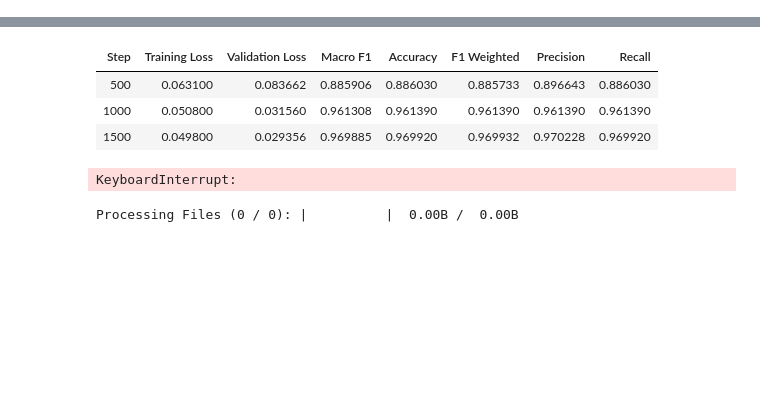
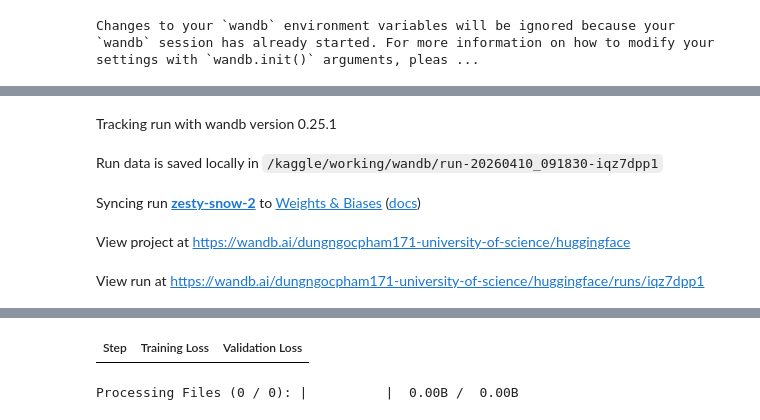
Before and after one commit to dzungphieuluuky/SemEval-TaskA, a Jupyter notebook: baselines/Kaggle_starters/Task-A-improve.ipynb, the cells around one changed output, grey strips where cells are left out. Cells and saved outputs as stored; diff of their text form; code cells hidden in the pictures; blank space fills up the shorter version.

Commit message:
Kaggle Notebook | Task-A-improve | Version 14

```diff
--- a/baselines/Kaggle_starters/Task-A-improve.ipynb
+++ b/baselines/Kaggle_starters/Task-A-improve.ipynb
@@ -986,6 +1090,7 @@ trainer_obj = CodeDetectionTrainer(
 )
 # %%
 # Run training pipeline
+os.environ["WANDB_DISABLED"] = "false"
 trainer_obj.run_full_pipeline(
     output_dir=OUTPUT_DIR,
     num_epochs=1,
@@ -998,0 +1138 @@ You should probably TRAIN this model on a down-stream task to be able to use it
+Changes to your `wandb` environment variables will be ignored because your `wandb` session has already started. For more information on how to modify your settings with `wandb.init()` arguments, pleas ...
@@ -998,0 +1140,5 @@ You should probably TRAIN this model on a down-stream task to be able to use it
+Tracking run with wandb version 0.25.1
+Run data is saved locally in /kaggle/working/wandb/run-20260410_091830-iqz7dpp1
+Syncing run zesty-snow-2 to Weights & Biases (docs)
+View project at https://wandb.ai/dungngocpham171-university-of-science/huggingface
+View run at https://wandb.ai/dungngocpham171-university-of-science/huggingface/runs/iqz7dpp1
@@ -999,8 +1146,4 @@ You should probably TRAIN this model on a down-stream task to be able to use it
-| Step | Training Loss | Validation Loss | Macro F1 | Accuracy | F1 Weighted | Precision | Recall |
-| 500 | 0.063100 | 0.083662 | 0.885906 | 0.886030 | 0.885733 | 0.896643 | 0.886030 |
-| 1000 | 0.050800 | 0.031560 | 0.961308 | 0.961390 | 0.961390 | 0.961390 | 0.961390 |
-| 1500 | 0.049800 | 0.029356 | 0.969885 | 0.969920 | 0.969932 | 0.970228 | 0.969920 |
+| Step | Training Loss | Validation Loss |
-KeyboardInterrupt:
 # %%
 from huggingface_hub import HfApi
 
```
Also changed, not shown: parts of 7 cells of this notebook.
